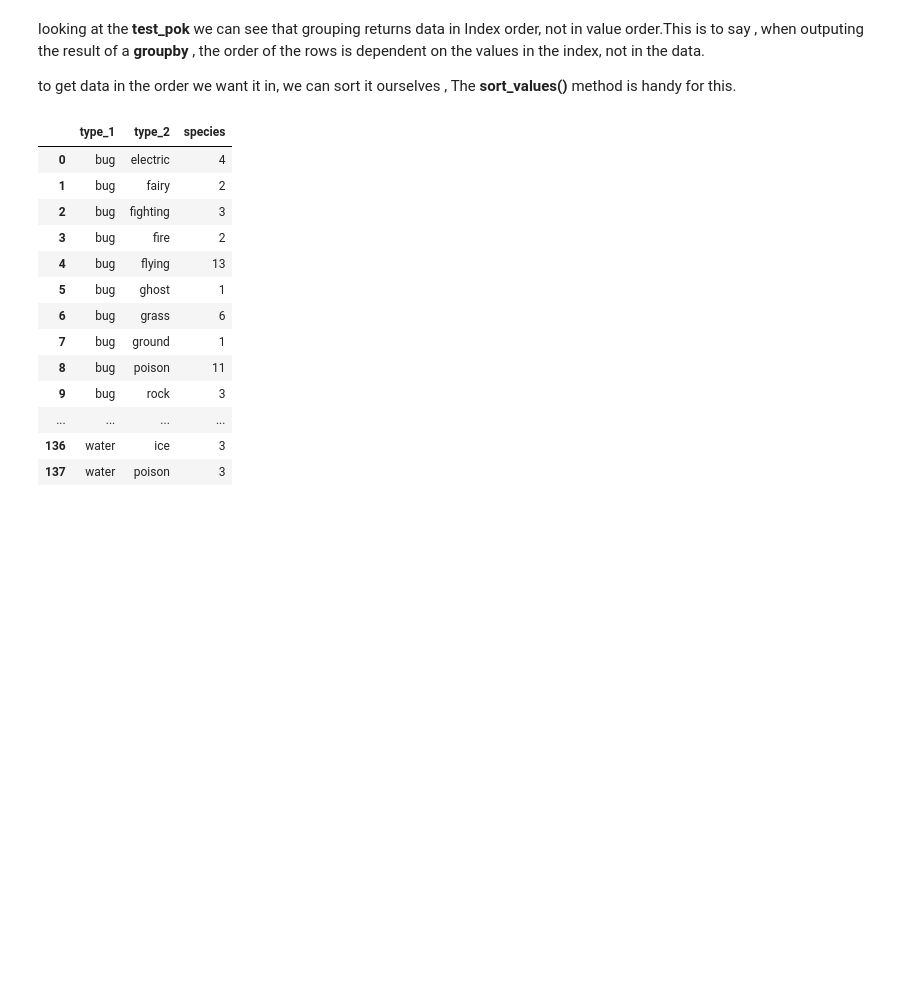
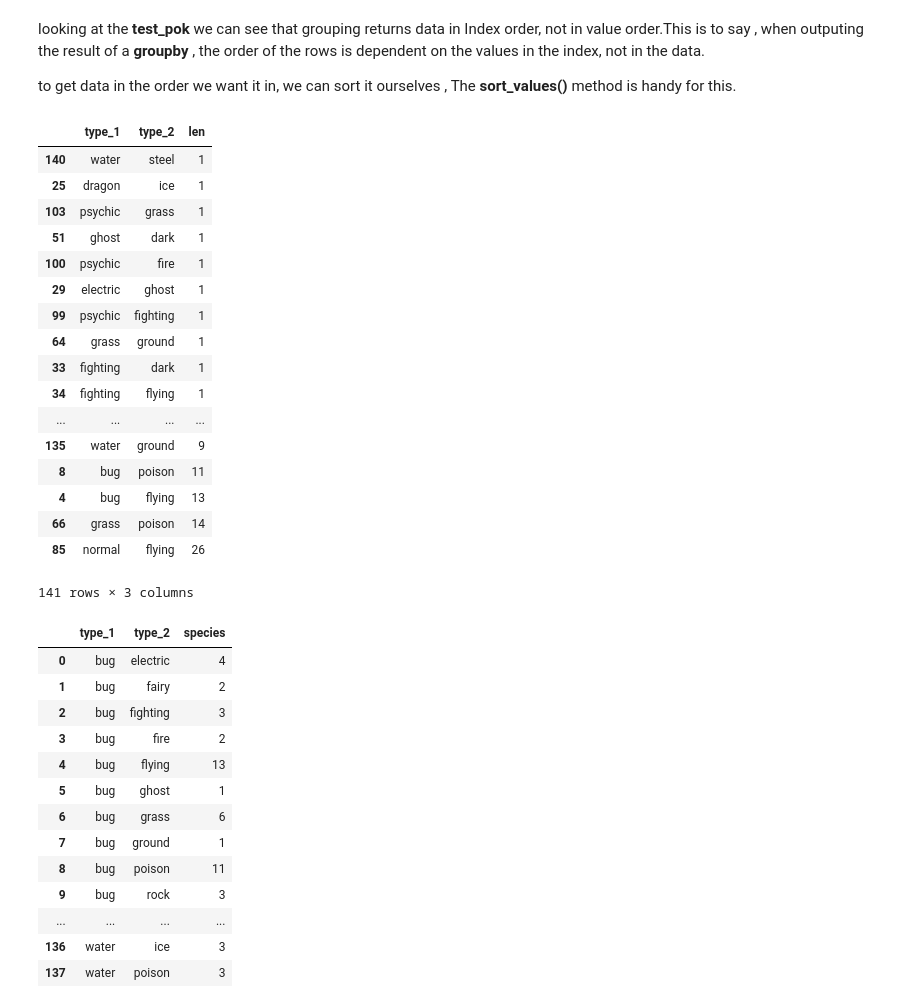
Before and after one commit to anoopjakob/Kaggle_intro_machine_learning, a Jupyter notebook: kaggle_intro_machine_learning_day_3.ipynb, the cells around one changed output. Drawn from its saved outputs; the diff is of its cells as text; code cells hidden in the pictures; blank space fills up the shorter version.

```diff
--- a/kaggle_intro_machine_learning_day_3.ipynb
+++ b/kaggle_intro_machine_learning_day_3.ipynb
@@ -262,8 +265,34 @@ to get data in the order we want it in, we can sort it ourselves , The __sort_va
 # %%
 # first reset the index
 # then use dataframe.sort_values(by ='len')
 
 # here my dataframe used here is not compatible with using sort_values
+x.sort_values(by='len')
+
+# i think its due to duplicate columns
+# i found out the error .. it happened due to the missing [] in agg in
+# defining agg
+
+# ERROR FIXED
+# %% [output]
+|  | type_1 | type_2 | len |
+| 140 | water | steel | 1 |
+| 25 | dragon | ice | 1 |
+| 103 | psychic | grass | 1 |
+| 51 | ghost | dark | 1 |
+| 100 | psychic | fire | 1 |
+| 29 | electric | ghost | 1 |
+| 99 | psychic | fighting | 1 |
+| 64 | grass | ground | 1 |
+| 33 | fighting | dark | 1 |
+| 34 | fighting | flying | 1 |
+| ... | ... | ... | ... |
+| 135 | water | ground | 9 |
+| 8 | bug | poison | 11 |
+| 4 | bug | flying | 13 |
+| 66 | grass | poison | 14 |
+| 85 | normal | flying | 26 |
+141 rows × 3 columns
 # %%
 # this sort with index values..as we can see but the indexes are sorted according
 # to index in alphabetic order
```
Also changed, not shown: parts of 11 cells of this notebook, 2 other files.
